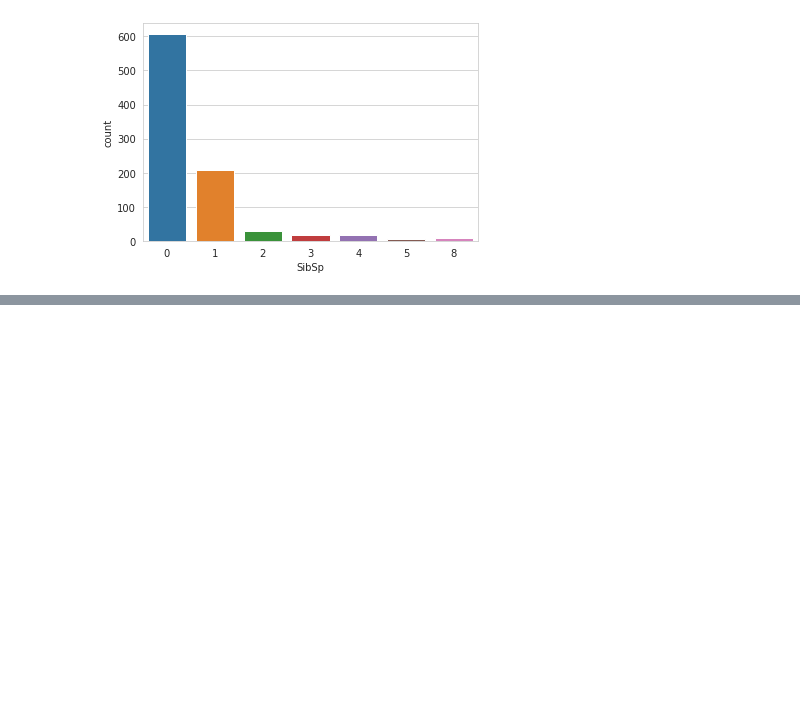
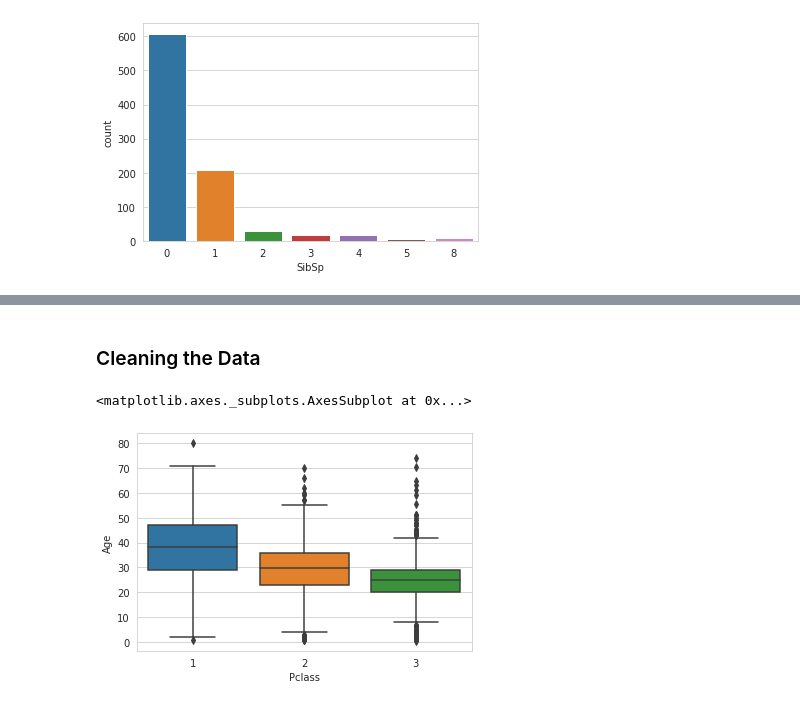
Before and after one commit to vlopez0392/Python-for-DS-and-ML-Bootcamp, a Jupyter notebook: 12-Logistic_Regression/01-Logistic_Regression_with_Python.ipynb, the cells around one changed output, grey strips where cells are left out. Drawn from its saved outputs; the diff is of its cells as text; code cells hidden in the pictures; blank space fills up the shorter version.

```diff
--- a/12-Logistic_Regression/01-Logistic_Regression_with_Python.ipynb
+++ b/12-Logistic_Regression/01-Logistic_Regression_with_Python.ipynb
@@ -145,0 +164,18 @@ train['Fare'].plot(kind = 'hist', bins = 30)
+# %% [markdown]
+### Cleaning the Data
+# %%
+## Pt.2 Cleaning our Data -> Will allow us to transform our data to an acceptable form for our ML algorithms.
+
+## We want to fill in missing data of the age column instead of just dropping the age column altogether
+## One way to do this is by filling in the missing values with the mean age of all the passengers
+
+## This is known as imputation -> We can also be more specific and impute the passenger age based on its class or
+## some other feature -> Then the values we fill in will be representative of the sample of the population
+## they belong to -> e.g. Wealthy people tend to be older while younger people tend to be less wealthy
+
+## Lets verify this with a seaborn boxplot:
+
+sns.boxplot(x = 'Pclass', y = 'Age', data = train)
+# %% [output]
+<matplotlib.axes._subplots.AxesSubplot at 0x...>
+[figure, added]
```
Also changed, not shown: parts of 37 cells of this notebook, 1 other file.
